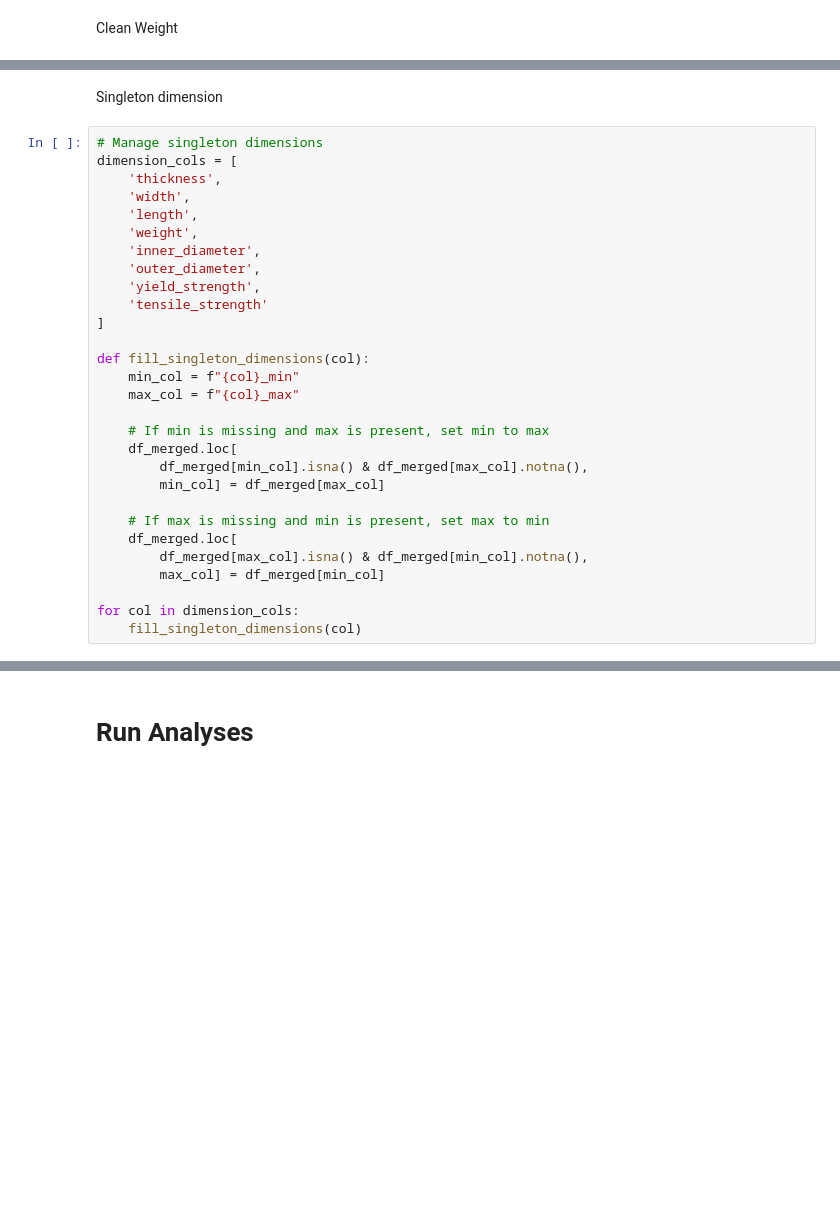
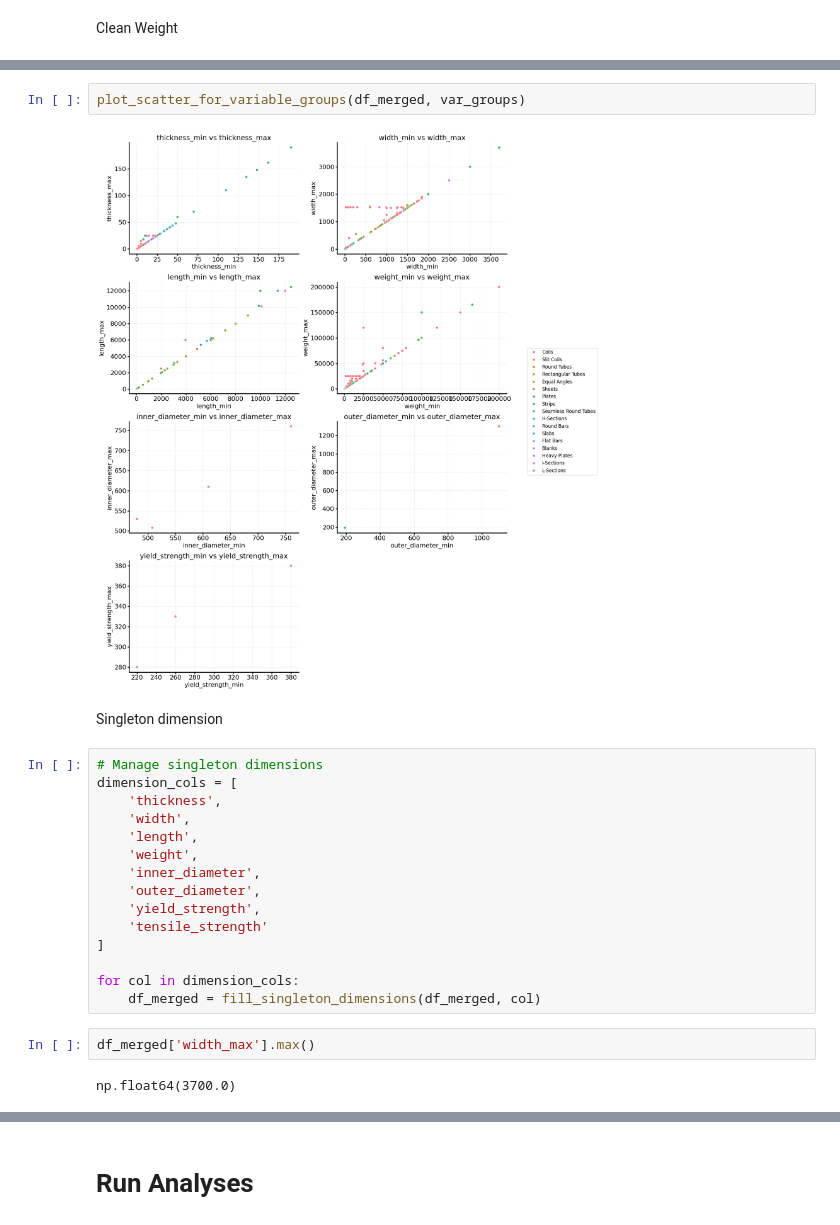
Before and after one commit to DavidePanza/VanillaSteel_CaseStudy, a Jupyter notebook: sandbox3.ipynb, the cells around one changed output, grey strips where cells are left out. Drawn from its saved outputs; the diff is of its cells as text; blank space fills up the shorter version.

```diff
--- a/sandbox3.ipynb
+++ b/sandbox3.ipynb
@@ -321,5 +272,9 @@ mask = df_merged['weight_min'] > 200000
 df_merged.loc[mask, 'weight_min'] = df_merged.loc[mask, 'weight_min'] / 10
 df_merged.loc[mask, 'weight_max'] = df_merged.loc[mask, 'weight_max'] / 10
+# %%
+plot_scatter_for_variable_groups(df_merged, var_groups)
+# %% [output]
+[figure, added]
 # %% [markdown]
 Singleton dimension
 # %%
@@ -335,19 +290,9 @@ dimension_cols = [
     'tensile_strength'
 ]
 
-def fill_singleton_dimensions(col):
-    min_col = f"{col}_min"
-    max_col = f"{col}_max"
-
-    # If min is missing and max is present, set min to max
-    df_merged.loc[
-        df_merged[min_col].isna() & df_merged[max_col].notna(),
-        min_col] = df_merged[max_col]
-
-    # If max is missing and min is present, set max to min
-    df_merged.loc[
-        df_merged[max_col].isna() & df_merged[min_col].notna(),
-        max_col] = df_merged[min_col]
-
 for col in dimension_cols:
-    fill_singleton_dimensions(col)
+    df_merged = fill_singleton_dimensions(df_merged, col)
+# %%
+df_merged['width_max'].max()
+# %% [output]
+np.float64(3700.0)
```
Also changed, not shown: parts of 22 cells of this notebook.
